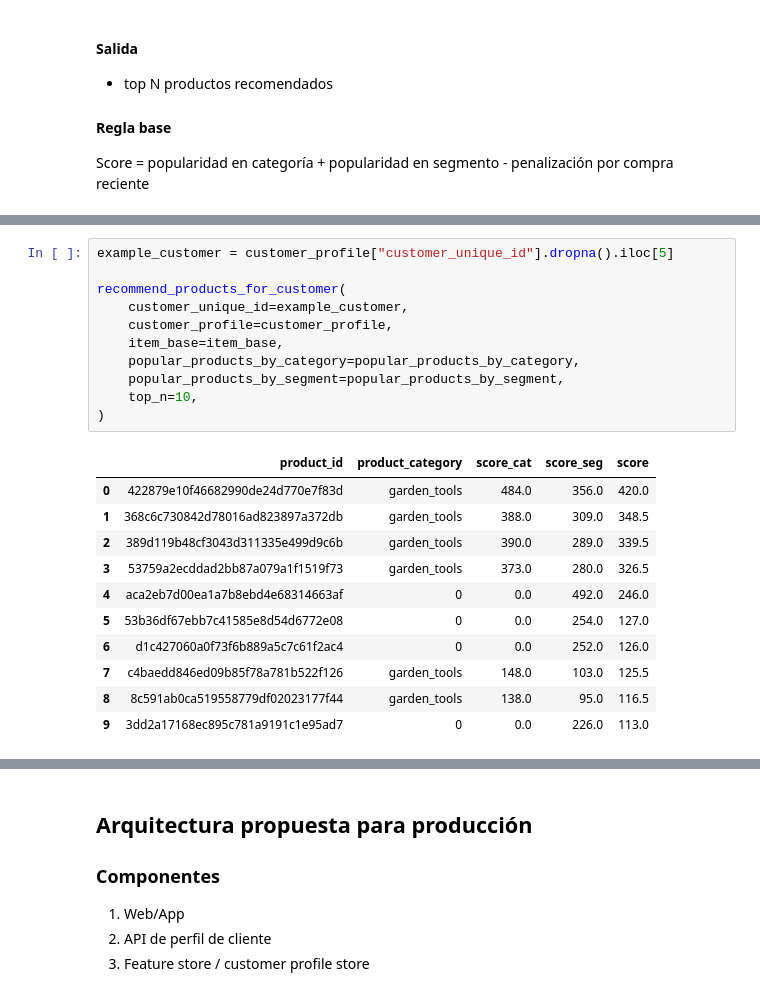
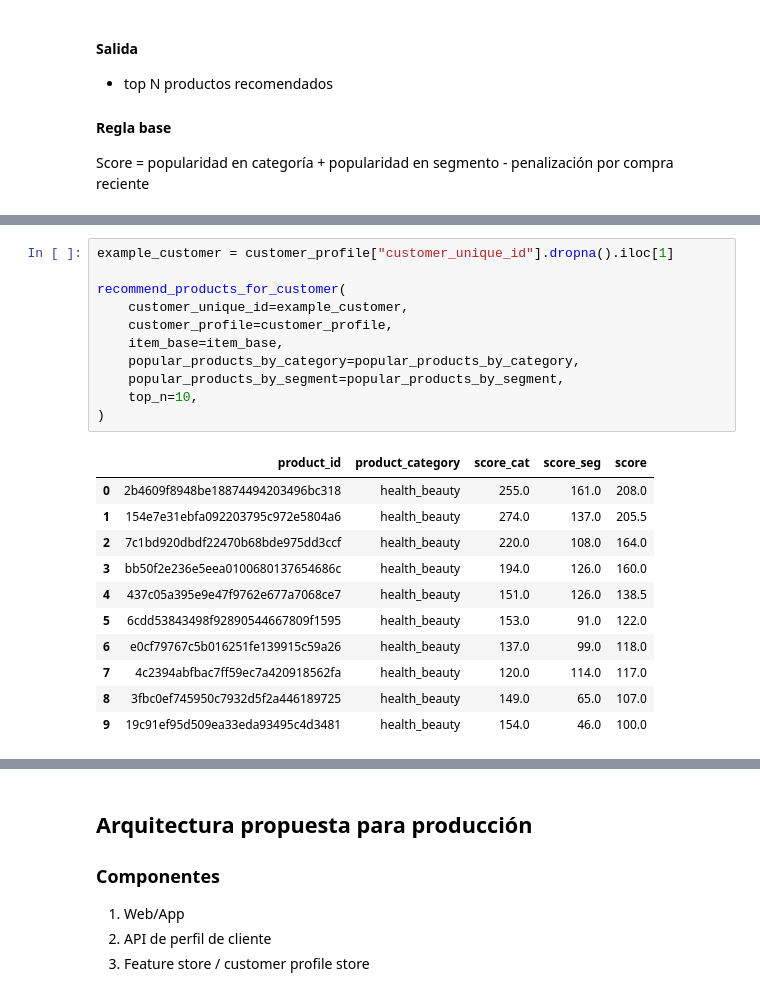
Before and after one commit to danielhcertuche/commercial-analytics-ai-challenge, a Jupyter notebook: notebooks/05_recommendation_and_site_selection.ipynb, the cells around one changed output, grey strips where cells are left out. Drawn from its saved outputs; the diff is of its cells as text.

```diff
--- a/notebooks/05_recommendation_and_site_selection.ipynb
+++ b/notebooks/05_recommendation_and_site_selection.ipynb
@@ -287,23 +312,23 @@ def recommend_products_for_customer(
 # %%
-example_customer = customer_profile["customer_unique_id"].dropna().iloc[5]
+example_customer = customer_profile["customer_unique_id"].dropna().iloc[1]
 
 recommend_products_for_customer(
     customer_unique_id=example_customer,
     customer_profile=customer_profile,
     item_base=item_base,
     popular_products_by_category=popular_products_by_category,
     popular_products_by_segment=popular_products_by_segment,
     top_n=10,
 )
 # %% [output]
 |  | product_id | product_category | score_cat | score_seg | score |
-| 0 | 422879e10f46682990de24d770e7f83d | garden_tools | 484.0 | 356.0 | 420.0 |
-| 1 | 368c6c730842d78016ad823897a372db | garden_tools | 388.0 | 309.0 | 348.5 |
-| 2 | 389d119b48cf3043d311335e499d9c6b | garden_tools | 390.0 | 289.0 | 339.5 |
-| 3 | 53759a2ecddad2bb87a079a1f1519f73 | garden_tools | 373.0 | 280.0 | 326.5 |
-| 4 | aca2eb7d00ea1a7b8ebd4e68314663af | 0 | 0.0 | 492.0 | 246.0 |
-| 5 | 53b36df67ebb7c41585e8d54d6772e08 | 0 | 0.0 | 254.0 | 127.0 |
-| 6 | d1c427060a0f73f6b889a5c7c61f2ac4 | 0 | 0.0 | 252.0 | 126.0 |
-| 7 | c4baedd846ed09b85f78a781b522f126 | garden_tools | 148.0 | 103.0 | 125.5 |
-| 8 | 8c591ab0ca519558779df02023177f44 | garden_tools | 138.0 | 95.0 | 116.5 |
-| 9 | 3dd2a17168ec895c781a9191c1e95ad7 | 0 | 0.0 | 226.0 | 113.0 |
+| 0 | 2b4609f8948be18874494203496bc318 | health_beauty | 255.0 | 161.0 | 208.0 |
+| 1 | 154e7e31ebfa092203795c972e5804a6 | health_beauty | 274.0 | 137.0 | 205.5 |
+| 2 | 7c1bd920dbdf22470b68bde975dd3ccf | health_beauty | 220.0 | 108.0 | 164.0 |
+| 3 | bb50f2e236e5eea0100680137654686c | health_beauty | 194.0 | 126.0 | 160.0 |
+| 4 | 437c05a395e9e47f9762e677a7068ce7 | health_beauty | 151.0 | 126.0 | 138.5 |
+| 5 | 6cdd53843498f92890544667809f1595 | health_beauty | 153.0 | 91.0 | 122.0 |
+| 6 | e0cf79767c5b016251fe139915c59a26 | health_beauty | 137.0 | 99.0 | 118.0 |
+| 7 | 4c2394abfbac7ff59ec7a420918562fa | health_beauty | 120.0 | 114.0 | 117.0 |
+| 8 | 3fbc0ef745950c7932d5f2a446189725 | health_beauty | 149.0 | 65.0 | 107.0 |
+| 9 | 19c91ef95d509ea33eda93495c4d3481 | health_beauty | 154.0 | 46.0 | 100.0 |
```
Also changed, not shown: parts of 4 cells of this notebook.
